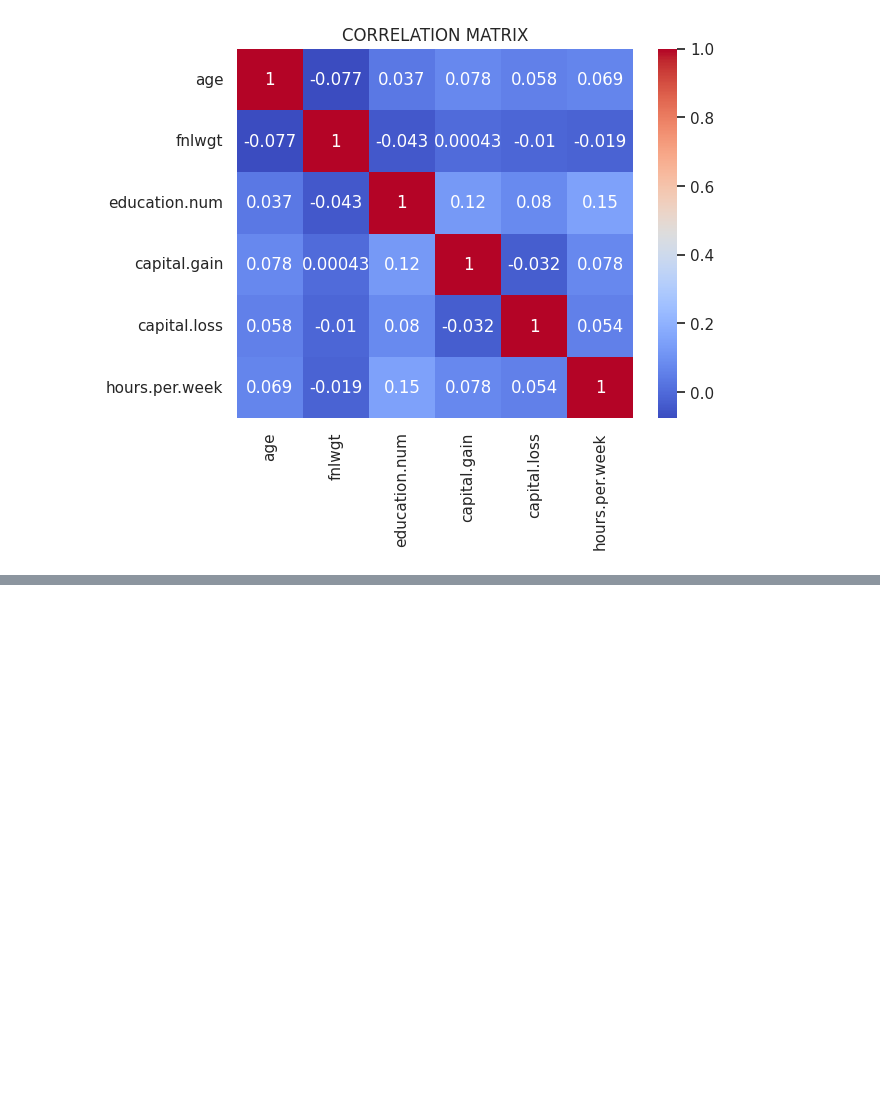
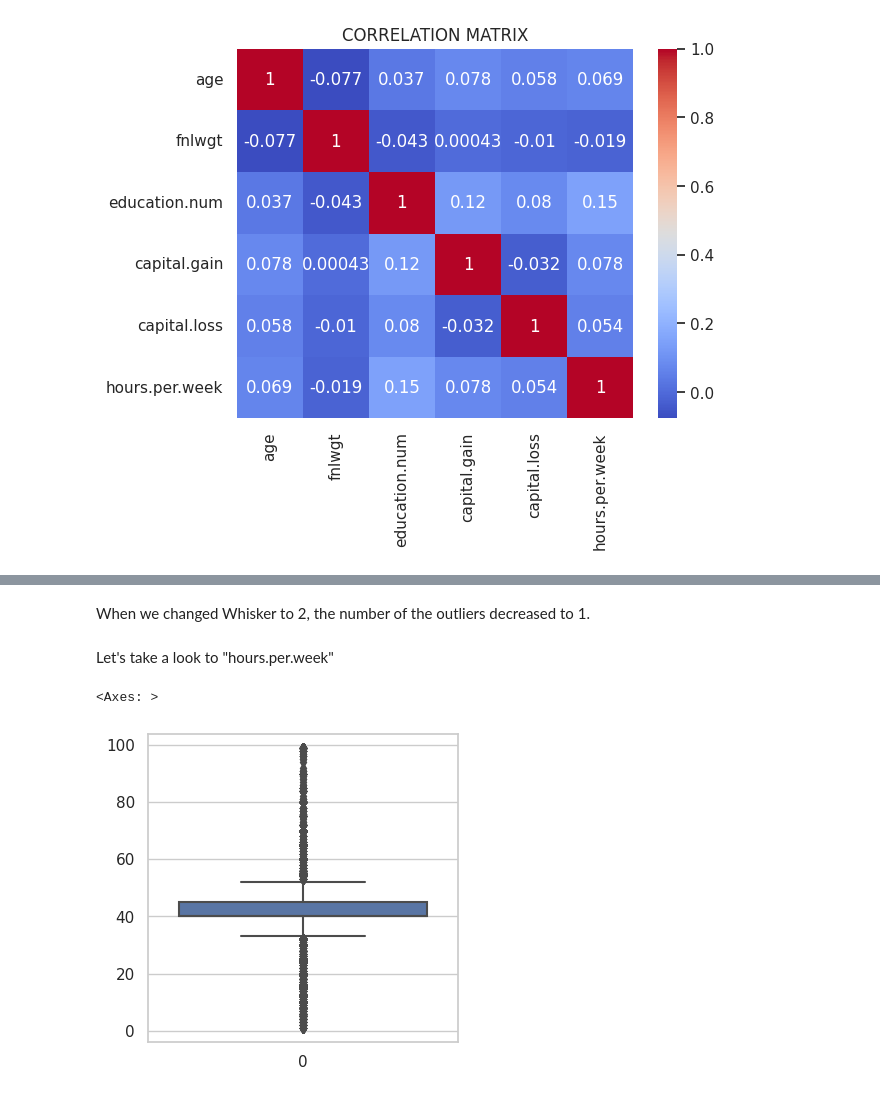
Before and after one commit to Ka275578/Adult_census_income, a Jupyter notebook: Adult_census_income_second_commit.ipynb, the cells around one changed output, grey strips where cells are left out. Drawn from its saved outputs; the diff is of its cells as text; code cells hidden in the pictures; blank space fills up the shorter version.

```diff
--- a/Adult_census_income_second_commit.ipynb
+++ b/Adult_census_income_second_commit.ipynb
@@ -196,0 +216,10 @@ Text(0.5, 1.0, 'CORRELATION MATRIX')
+# %% [markdown]
+ When we changed Whisker to 2, the number of the outliers decreased to 1.
+# %% [markdown]
+Let's take a look to "hours.per.week"
+# %%
+plt.figure(figsize=(4,4))
+sns.boxplot(data=df["hours.per.week"])
+# %% [output]
+<Axes: >
+[figure, added]
```
Also changed, not shown: parts of 9 cells of this notebook.
